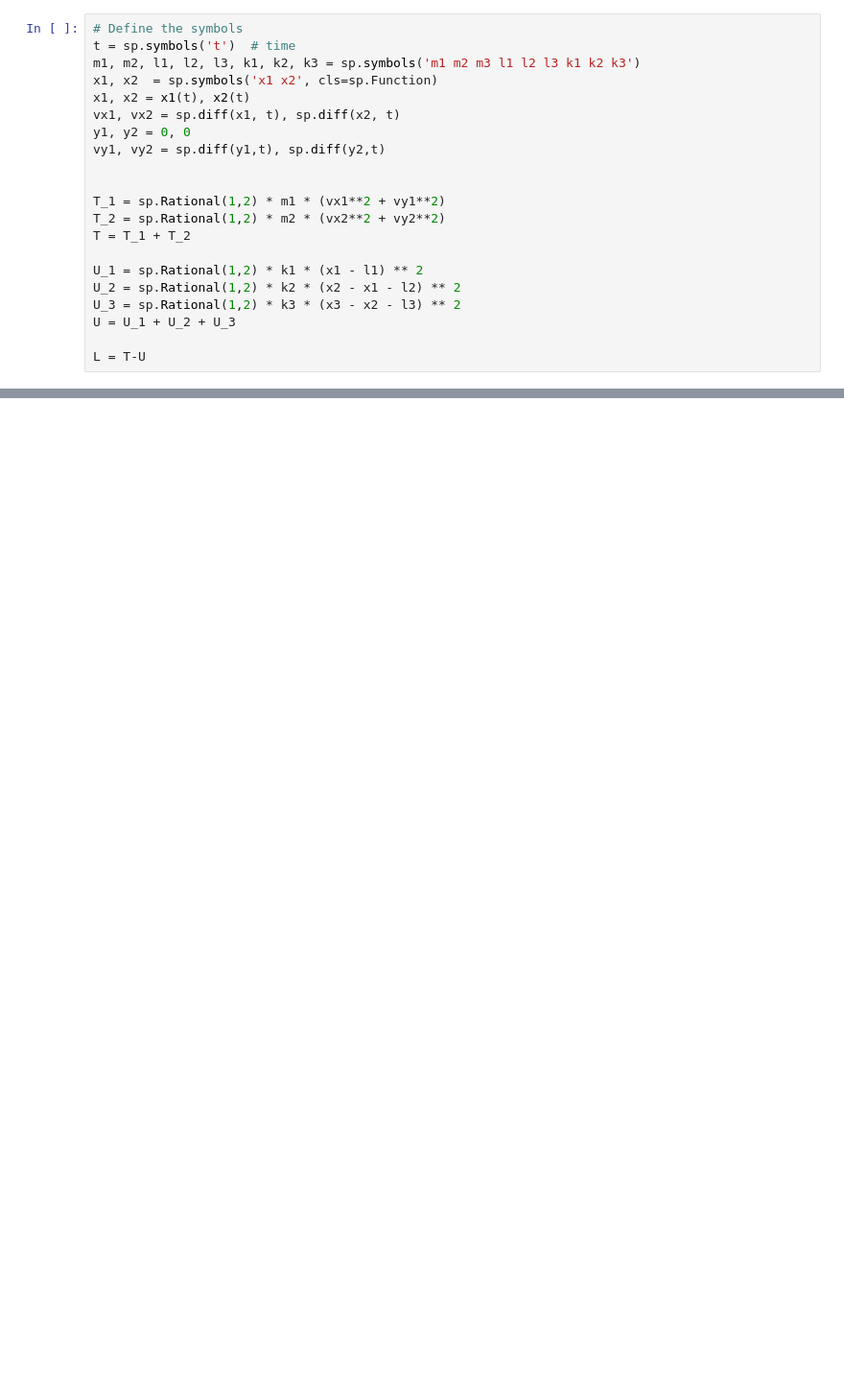
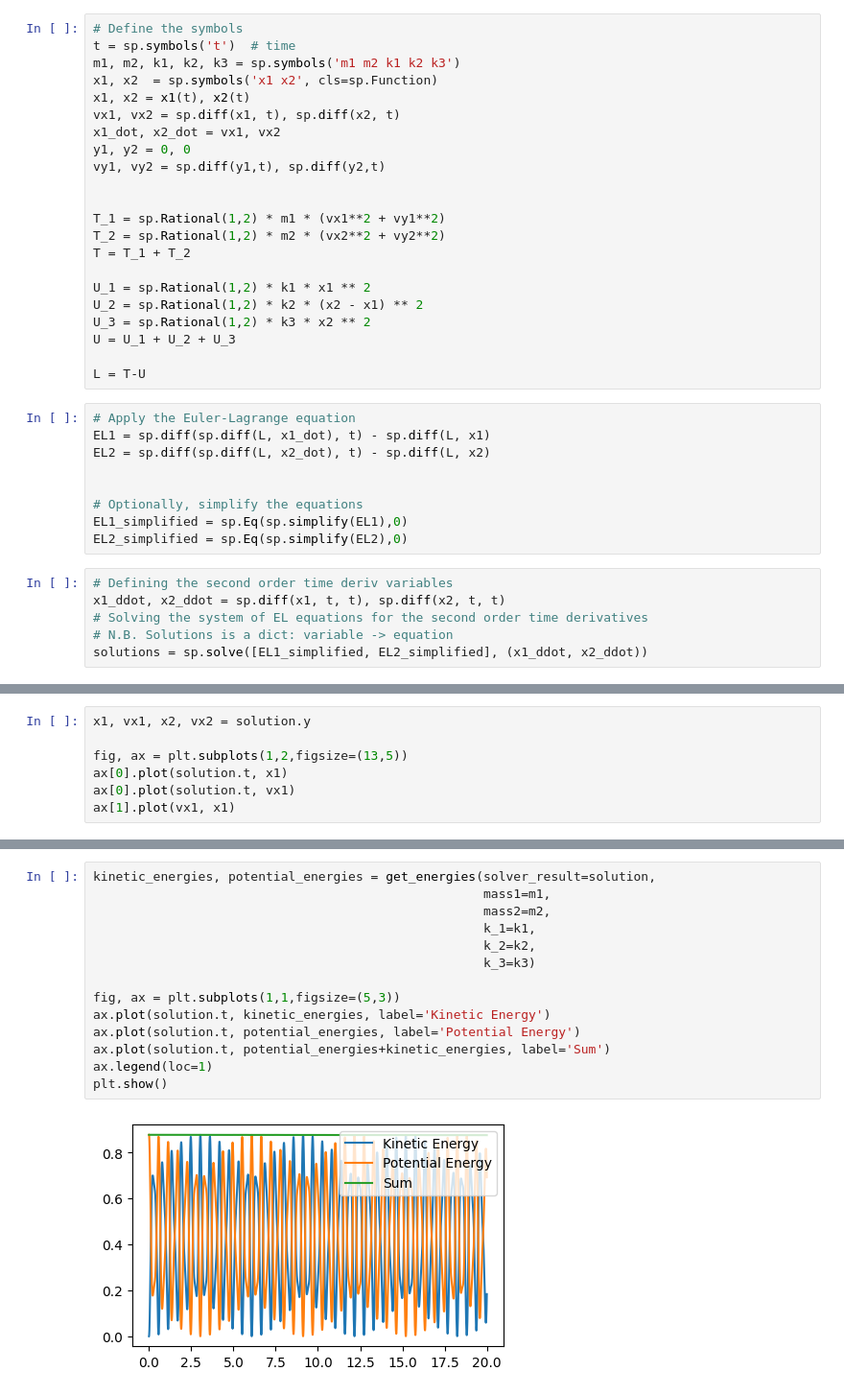
Before and after one commit to seba2390/Pendulums, a Jupyter notebook: 2_masses_3_springs.ipynb, the cells around one changed output, grey strips where cells are left out. Shown at 96% size. Drawn from its saved outputs; the diff is of its cells as text; blank space fills up the shorter version.

```diff
--- a/2_masses_3_springs.ipynb
+++ b/2_masses_3_springs.ipynb
@@ -67,10 +64,11 @@ U_{total} = U_1 + U_2 + U_3 = \frac{1}{2}k_1 x_1^2 + \frac{1}{2}k_2 (x_2 - x_1)^
 # %%
 # Define the symbols
 t = sp.symbols('t')  # time
-m1, m2, l1, l2, l3, k1, k2, k3 = sp.symbols('m1 m2 m3 l1 l2 l3 k1 k2 k3')
+m1, m2, k1, k2, k3 = sp.symbols('m1 m2 k1 k2 k3')
 x1, x2  = sp.symbols('x1 x2', cls=sp.Function)
 x1, x2 = x1(t), x2(t)
 vx1, vx2 = sp.diff(x1, t), sp.diff(x2, t)
+x1_dot, x2_dot = vx1, vx2
 y1, y2 = 0, 0
 vy1, vy2 = sp.diff(y1,t), sp.diff(y2,t)
 
@@ -79,9 +77,24 @@ T_1 = sp.Rational(1,2) * m1 * (vx1**2 + vy1**2)
 T_2 = sp.Rational(1,2) * m2 * (vx2**2 + vy2**2)
 T = T_1 + T_2
 
-U_1 = sp.Rational(1,2) * k1 * (x1 - l1) ** 2
-U_2 = sp.Rational(1,2) * k2 * (x2 - x1 - l2) ** 2
-U_3 = sp.Rational(1,2) * k3 * (x3 - x2 - l3) ** 2
+U_1 = sp.Rational(1,2) * k1 * x1 ** 2
+U_2 = sp.Rational(1,2) * k2 * (x2 - x1) ** 2
+U_3 = sp.Rational(1,2) * k3 * x2 ** 2
 U = U_1 + U_2 + U_3
 
 L = T-U
+# %%
+# Apply the Euler-Lagrange equation
+EL1 = sp.diff(sp.diff(L, x1_dot), t) - sp.diff(L, x1)
+EL2 = sp.diff(sp.diff(L, x2_dot), t) - sp.diff(L, x2)
+
+
+# Optionally, simplify the equations
+EL1_simplified = sp.Eq(sp.simplify(EL1),0)
+EL2_simplified = sp.Eq(sp.simplify(EL2),0)
+# %%
+# Defining the second order time deriv variables
+x1_ddot, x2_ddot = sp.diff(x1, t, t), sp.diff(x2, t, t)
+# Solving the system of EL equations for the second order time derivatives
+# N.B. Solutions is a dict: variable -> equation
+solutions = sp.solve([EL1_simplified, EL2_simplified], (x1_ddot, x2_ddot))
@@ -87,0 +173,7 @@ L = T-U
+# %%
+x1, vx1, x2, vx2 = solution.y
+
+fig, ax = plt.subplots(1,2,figsize=(13,5))
+ax[0].plot(solution.t, x1)
+ax[0].plot(solution.t, vx1)
+ax[1].plot(vx1, x1)
@@ -87,0 +233,16 @@ L = T-U
+# %%
+kinetic_energies, potential_energies = get_energies(solver_result=solution,
+                                                    mass1=m1,
+                                                    mass2=m2,
+                                                    k_1=k1,
+                                                    k_2=k2,
+                                                    k_3=k3)
+
+fig, ax = plt.subplots(1,1,figsize=(5,3))
+ax.plot(solution.t, kinetic_energies, label='Kinetic Energy')
+ax.plot(solution.t, potential_energies, label='Potential Energy')
+ax.plot(solution.t, potential_energies+kinetic_energies, label='Sum')
+ax.legend(loc=1)
+plt.show()
+# %% [output]
+[figure, added]
```
Also changed, not shown: parts of 7 cells of this notebook, 7 other files.
